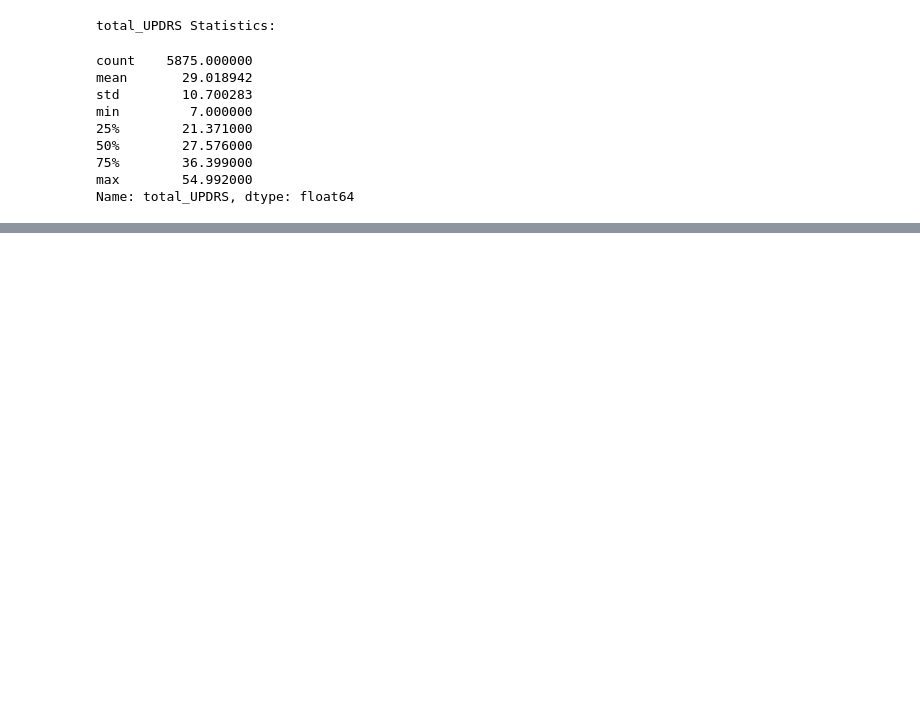
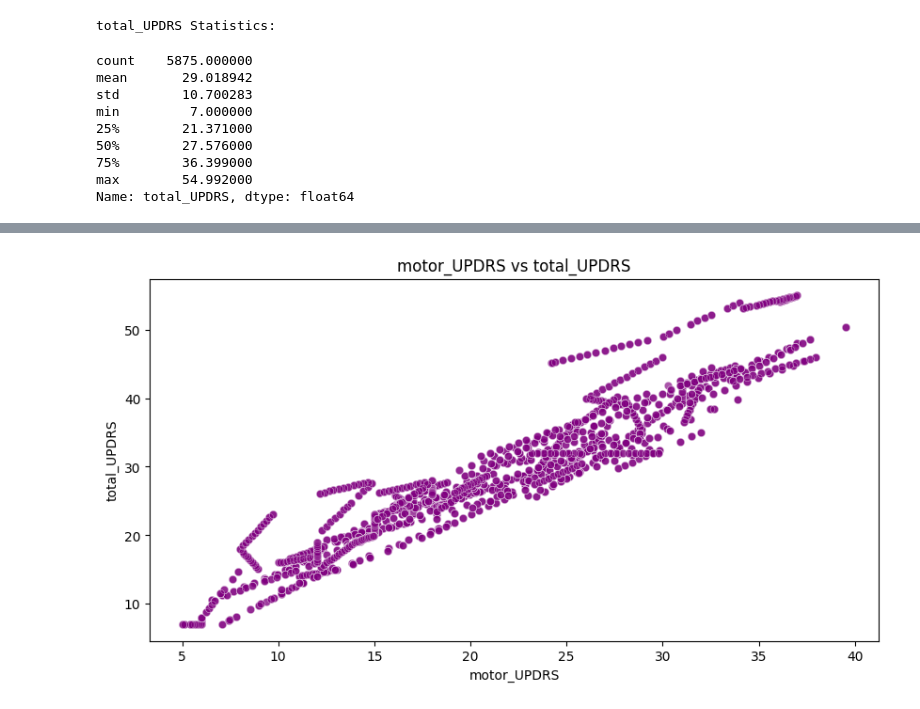
Before and after one commit to ssjha210/Parkinson_Early_Detection, a Jupyter notebook: data/EDA.ipynb, the cells around one changed output, grey strips where cells are left out. Drawn from its saved outputs; the diff is of its cells as text; code cells hidden in the pictures; blank space fills up the shorter version.

```diff
--- a/data/EDA.ipynb
+++ b/data/EDA.ipynb
@@ -143,0 +154,9 @@ Name: total_UPDRS, dtype: float64
+# %%
+plt.figure(figsize=(10, 5))
+sns.scatterplot(x=df['motor_UPDRS'], y=df['total_UPDRS'], alpha=0.3, color='purple')
+plt.title('motor_UPDRS vs total_UPDRS')
+plt.xlabel('motor_UPDRS')
+plt.ylabel('total_UPDRS')
+plt.show()
+# %% [output]
+[figure, added]
```
Also changed, not shown: parts of 15 cells of this notebook.
